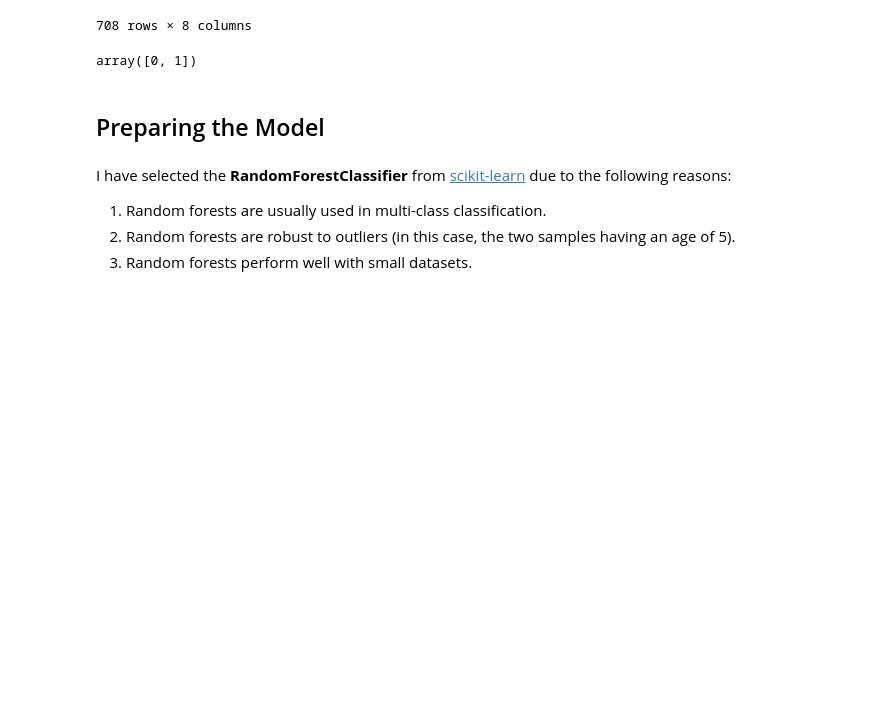
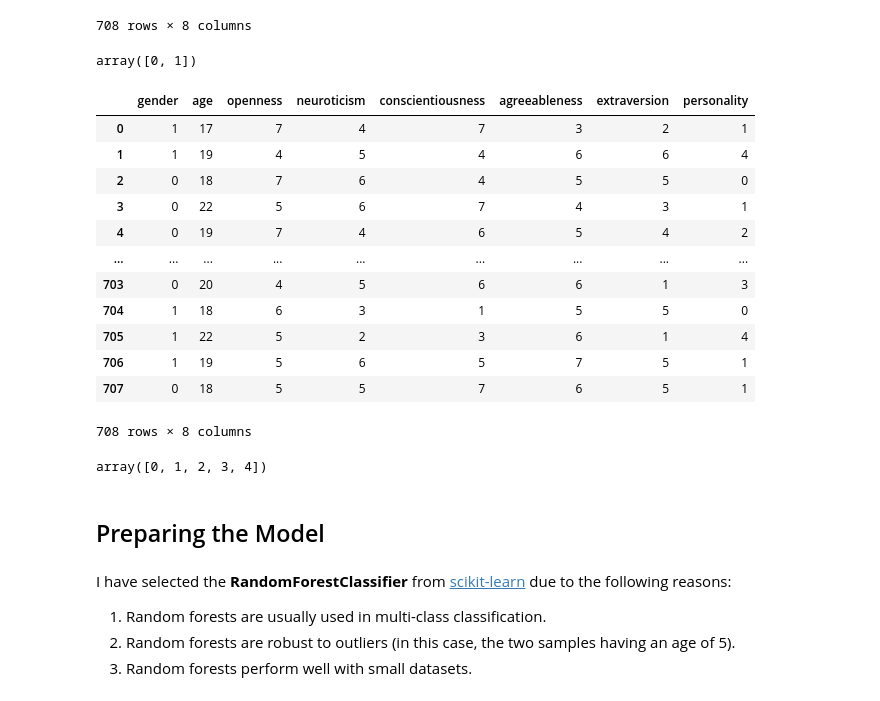
Before and after one commit to ravi-aratchige/spacefarer, a Jupyter notebook: personality_v1.ipynb, the cells around one changed output. Cells and saved outputs as stored; diff of their text form; code cells hidden in the pictures; blank space fills up the shorter version.

```diff
--- a/personality_v1.ipynb
+++ b/personality_v1.ipynb
@@ -191,6 +191,34 @@ unique_gens = np.unique(df['gender'])
 unique_gens
 # %% [output]
 array([0, 1])
+# %%
+# Encoding the values of 'personality' (targets) using label encoding
+
+target_encoder = LabelEncoder()
+df['personality'] = target_encoder.fit_transform(df['personality'])
+
+df
+# %% [output]
+|  | gender | age | openness | neuroticism | conscientiousness | agreeableness | extraversion | personality |
+| 0 | 1 | 17 | 7 | 4 | 7 | 3 | 2 | 1 |
+| 1 | 1 | 19 | 4 | 5 | 4 | 6 | 6 | 4 |
+| 2 | 0 | 18 | 7 | 6 | 4 | 5 | 5 | 0 |
+| 3 | 0 | 22 | 5 | 6 | 7 | 4 | 3 | 1 |
+| 4 | 0 | 19 | 7 | 4 | 6 | 5 | 4 | 2 |
+| ... | ... | ... | ... | ... | ... | ... | ... | ... |
+| 703 | 0 | 20 | 4 | 5 | 6 | 6 | 1 | 3 |
+| 704 | 1 | 18 | 6 | 3 | 1 | 5 | 5 | 0 |
+| 705 | 1 | 22 | 5 | 2 | 3 | 6 | 1 | 4 |
+| 706 | 1 | 19 | 5 | 6 | 5 | 7 | 5 | 1 |
+| 707 | 0 | 18 | 5 | 5 | 7 | 6 | 5 | 1 |
+708 rows × 8 columns
+# %%
+# Checking whether target encoding has occured properly
+
+unique_targets = np.unique(df['personality'])
+unique_targets
+# %% [output]
+array([0, 1, 2, 3, 4])
 # %% [markdown]
 ## Preparing the Model
 # %% [markdown]
```
Also changed, not shown: parts of 4 cells of this notebook.
